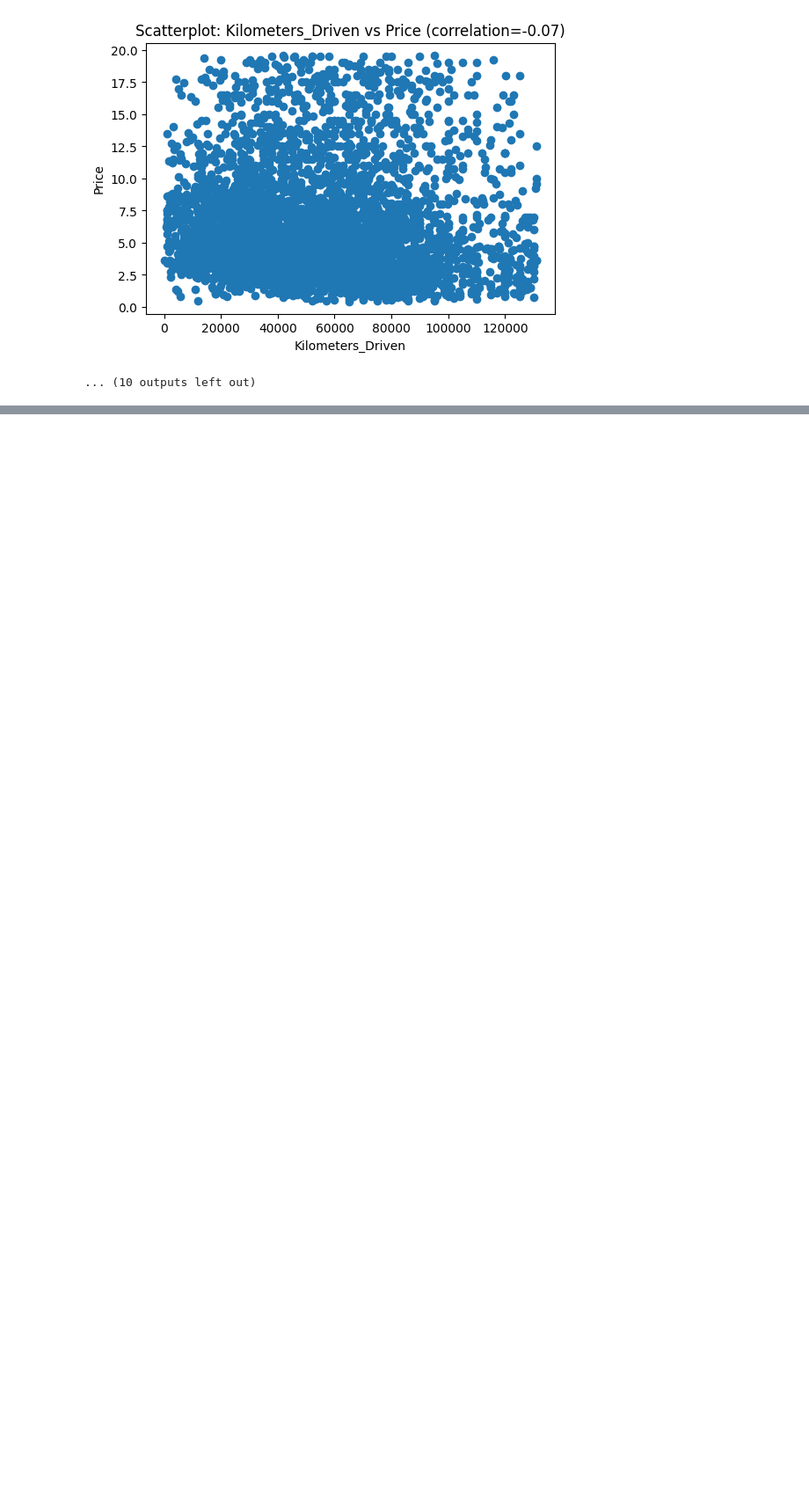
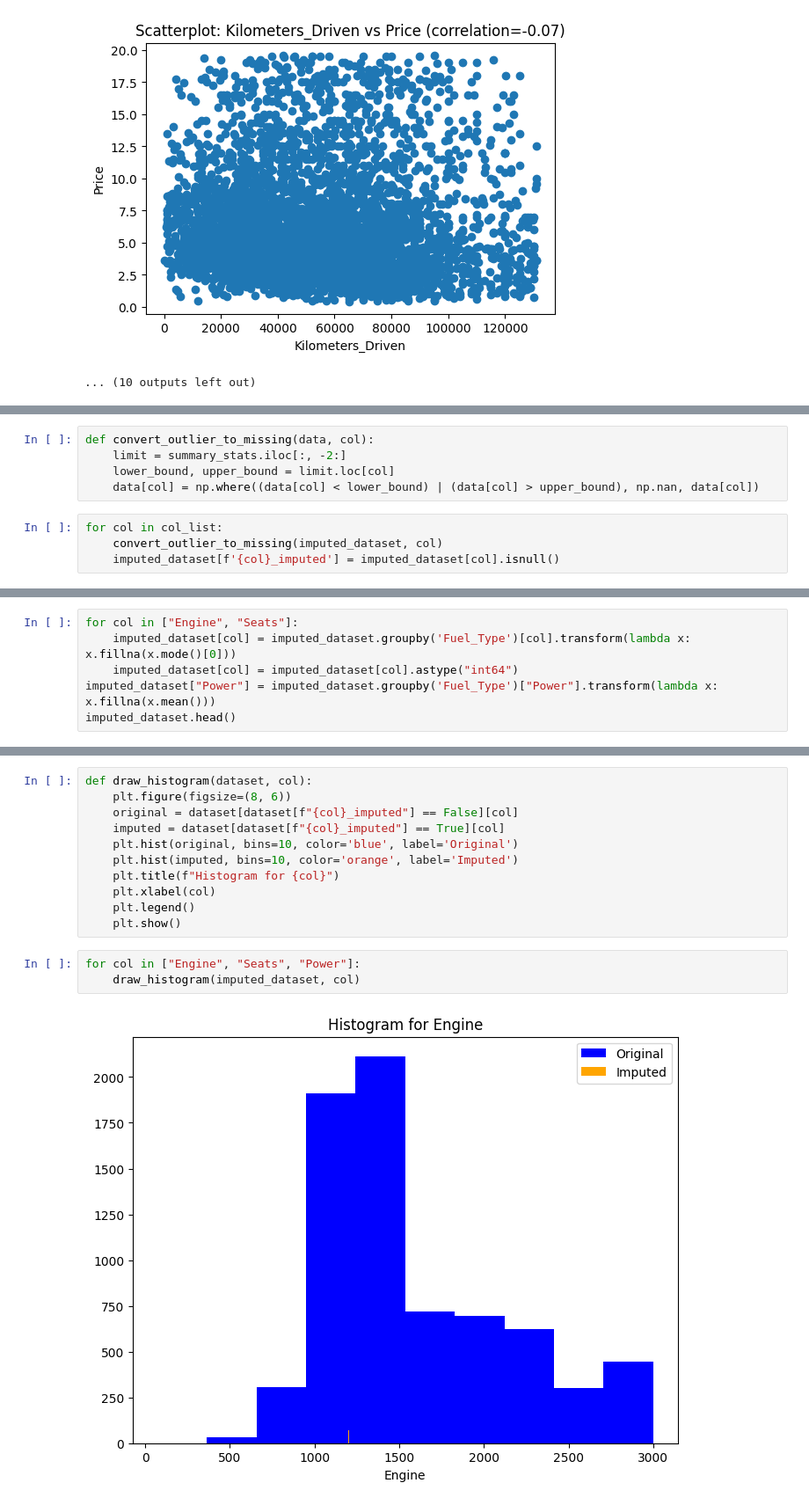
Before and after one commit to Huy1996/CMPE-255, a Jupyter notebook: assignment1.ipynb, the cells around one changed output, grey strips where cells are left out. Shown at 88% size. Saved outputs shown, nothing was run; the diff lists cells and outputs as text; blank space fills up the shorter version.

```diff
--- a/assignment1.ipynb
+++ b/assignment1.ipynb
@@ -359,0 +370,9 @@ plt.show()
+# %%
+def convert_outlier_to_missing(data, col):
+    limit = summary_stats.iloc[:, -2:]
+    lower_bound, upper_bound = limit.loc[col]
+    data[col] = np.where((data[col] < lower_bound) | (data[col] > upper_bound), np.nan, data[col])
+# %%
+for col in col_list:
+    convert_outlier_to_missing(imputed_dataset, col)
+    imputed_dataset[f'{col}_imputed'] = imputed_dataset[col].isnull()
@@ -359,0 +397,6 @@ plt.show()
+# %%
+for col in ["Engine", "Seats"]:
+    imputed_dataset[col] = imputed_dataset.groupby('Fuel_Type')[col].transform(lambda x: x.fillna(x.mode()[0]))
+    imputed_dataset[col] = imputed_dataset[col].astype("int64")
+imputed_dataset["Power"] = imputed_dataset.groupby('Fuel_Type')["Power"].transform(lambda x: x.fillna(x.mean()))
+imputed_dataset.head()
@@ -359,0 +434,16 @@ plt.show()
+# %%
+def draw_histogram(dataset, col):
+    plt.figure(figsize=(8, 6))
+    original = dataset[dataset[f"{col}_imputed"] == False][col]
+    imputed = dataset[dataset[f"{col}_imputed"] == True][col]
+    plt.hist(original, bins=10, color='blue', label='Original')
+    plt.hist(imputed, bins=10, color='orange', label='Imputed')
+    plt.title(f"Histogram for {col}")
+    plt.xlabel(col)
+    plt.legend()
+    plt.show()
+# %%
+for col in ["Engine", "Seats", "Power"]:
+    draw_histogram(imputed_dataset, col)
+# %% [output]
+[figure, added]
```
Also changed, not shown: parts of 14 cells of this notebook.
